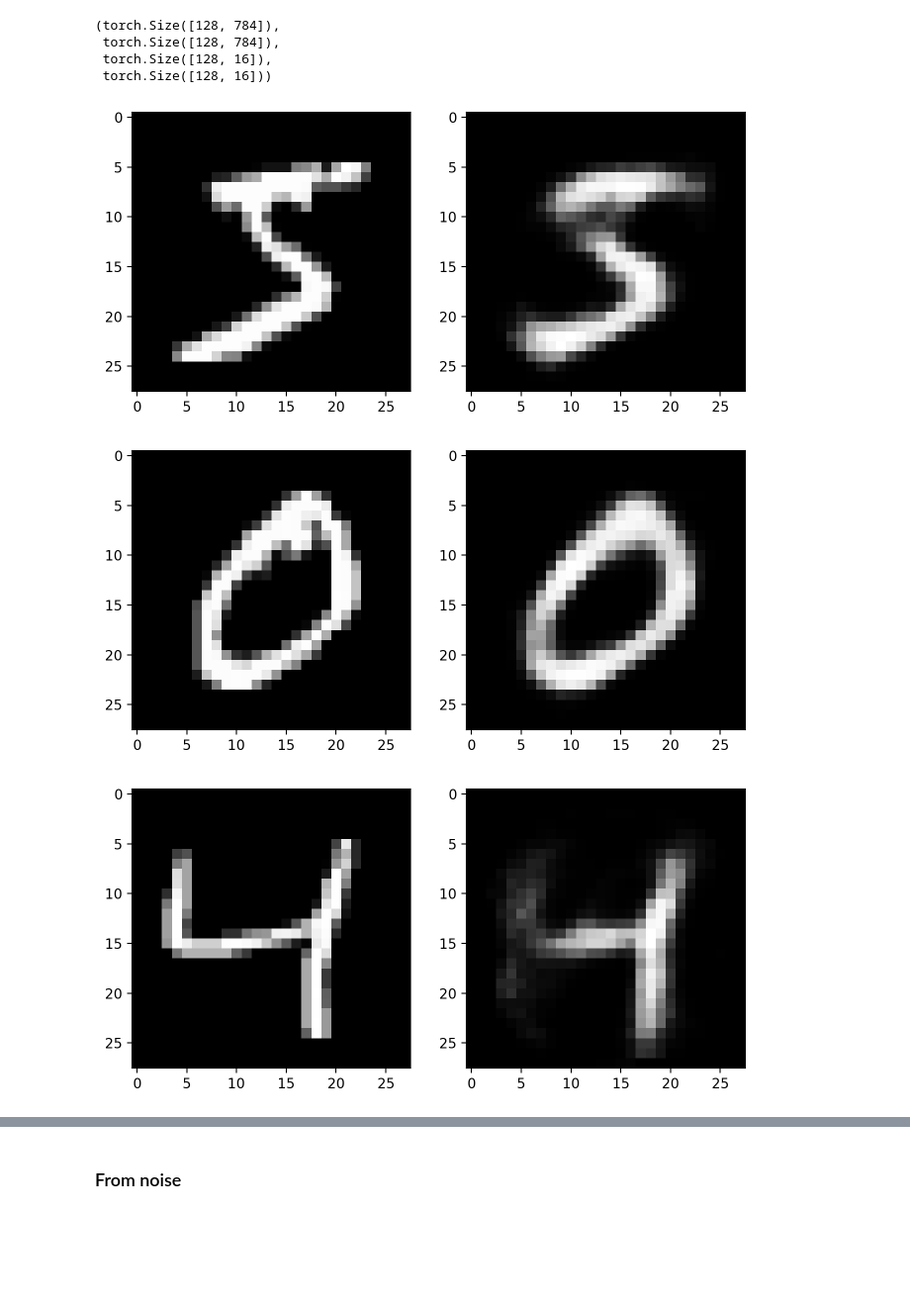
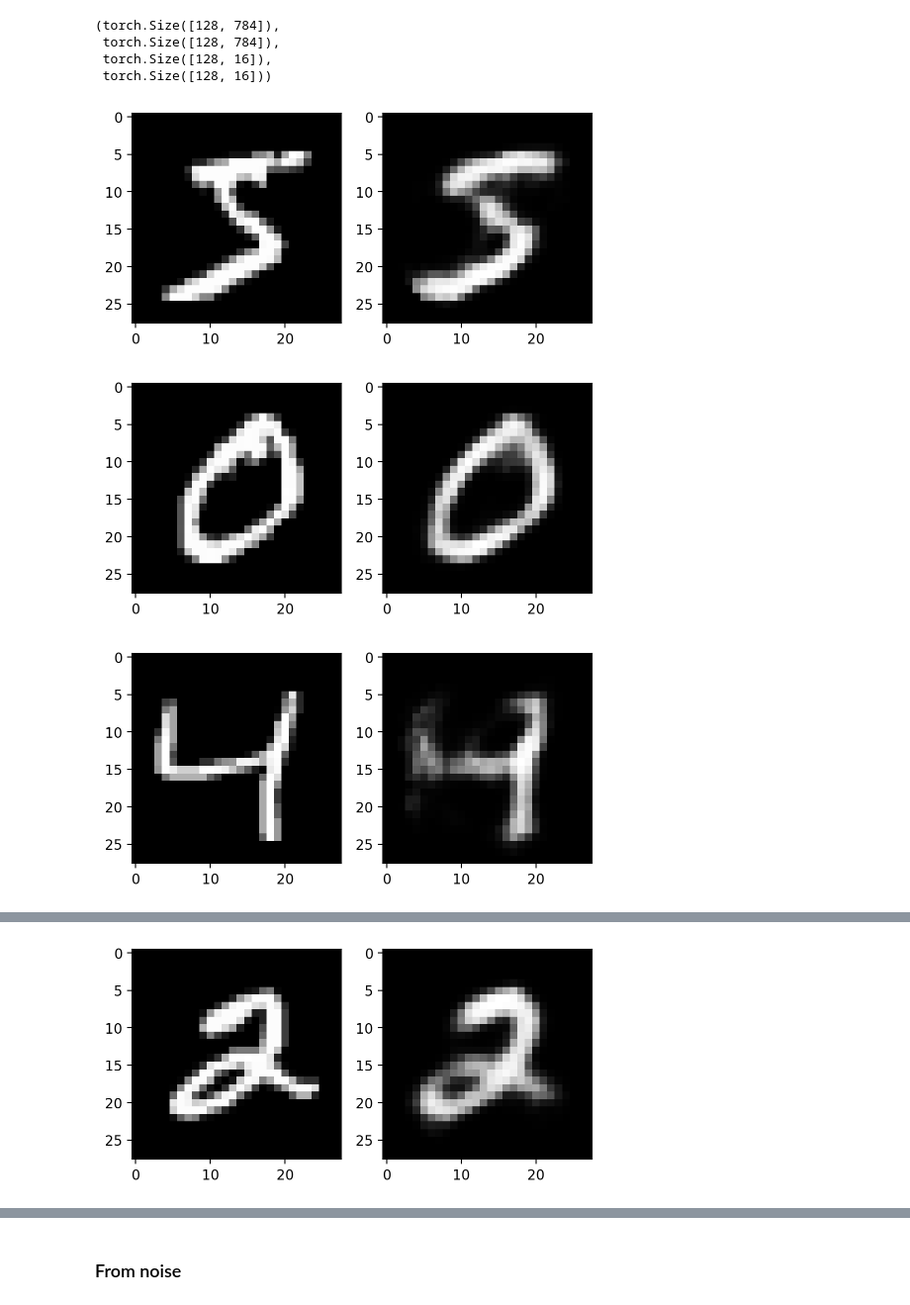
Before and after one commit to artmerinov/VAE, a Jupyter notebook: variational_autoencoder.ipynb, the cells around one changed output, grey strips where cells are left out. Shown: that part at 99% size. Saved outputs shown, nothing was run; the diff lists cells and outputs as text; code cells hidden in the pictures; blank space fills up the shorter version.

```diff
--- a/variational_autoencoder.ipynb
+++ b/variational_autoencoder.ipynb
@@ -20,25 +20,27 @@ set_random_seed(seed=0)
 class Encoder(nn.Module):
     def __init__(self, latent_dim: int) -> None:
         super(Encoder, self).__init__()
-        self.fc = nn.Linear(784, 256)
+        self.fc = nn.Linear(784, 512)
         # two separate fc layers for mean and variance
-        self.fc_mu = nn.Linear(256, latent_dim)
-        self.fc_log_var = nn.Linear(256, latent_dim)
+        self.fc_mu = nn.Linear(512, latent_dim)
+        self.fc_log_sd = nn.Linear(512, latent_dim)
 
     def forward(self, x: torch.Tensor) -> torch.Tensor:
         # input x: [B, 784]
         x = F.tanh(self.fc(x)) # [B, latent_dim]
-        # Compute mean and logarithm of variance
+        # Compute mean
         mu =  self.fc_mu(x) # [B, latent_dim]
-        log_var = self.fc_log_var(x) # [B, latent_dim]
-        return mu, log_var
+        # Compute logarithm of sd
+        # (use logarithm to produce negative values)
+        log_sd = self.fc_log_sd(x) # [B, latent_dim]
+        return mu, log_sd
 
 
 class Decoder(nn.Module):
     def __init__(self, latent_dim: int) -> None:
         super(Decoder, self).__init__()
-        self.fc1 = nn.Linear(latent_dim, 256)
-        self.fc2 = nn.Linear(256, 784)
+        self.fc1 = nn.Linear(latent_dim, 512)
+        self.fc2 = nn.Linear(512, 784)
 
     def forward(self, z):
         z = F.tanh(self.fc1(z))
@@ -53,14 +55,14 @@ class VAE(nn.Module):
         self.decoder = Decoder(latent_dim=latent_dim)
 
     def forward(self, x: torch.Tensor) -> torch.Tensor:
-        mu, log_var = self.encoder(x)
-        z = self.reparameterization_trick(mu=mu, var=torch.exp(log_var))
+        mu, log_sd = self.encoder(x)
+        z = self.reparameterization_trick(mu=mu, sd=torch.exp(log_sd))
         x_hat = self.decoder(z)
-        return x_hat, mu, log_var
+        return x_hat, mu, log_sd
 
-    def reparameterization_trick(self, mu: torch.Tensor, var: torch.Tensor) -> torch.Tensor:
+    def reparameterization_trick(self, mu: torch.Tensor, sd: torch.Tensor) -> torch.Tensor:
         eps = torch.randn_like(mu) # sample from N(0,I)
-        z = mu + var**0.5 * eps # use sd
+        z = mu + sd * eps
         return z
 
     def reconstruction_loss(self, x: torch.Tensor, x_hat: torch.Tensor) -> torch.Tensor:
@@ -70,12 +72,12 @@ class VAE(nn.Module):
         mse = torch.sum((x - x_hat)**2) # by batch
         return mse
 
-    def kl_divergence(self, mu: torch.Tensor, log_var: torch.Tensor) -> torch.Tensor:
+    def kl_divergence(self, mu: torch.Tensor, sd: torch.Tensor) -> torch.Tensor:
         """
         We want to minimize KL divergence between the learned distribution
         of z-space and the prior distribution of z-space.
         """
-        kl_distance = 0.5 * torch.sum(1 + log_var - mu**2 - torch.exp(log_var)) # by batch
+        kl_distance = 0.5 * torch.sum(1 + torch.log(sd**2) - mu**2 - sd**2) # by batch
         return -kl_distance
 
     def reg_weights_loss_fn(self, lam: float) -> float:
@@ -107,10 +109,10 @@ for epoch in range(epochs):
 
         x = torch.flatten(x, start_dim=1, end_dim=-1) # [B, 1, 784]
         x = x.to(device)
-        x_hat, mu, log_var = model(x) # x_hat: [B, 1, 784]
+        x_hat, mu, log_sd = model(x) # x_hat: [B, 1, 784]
 
         reconstruction_loss = model.reconstruction_loss(x=x, x_hat=x_hat)
-        kl_divergence = model.kl_divergence(mu=mu, log_var=log_var)
+        kl_divergence = model.kl_divergence(mu=mu, sd=torch.exp(log_sd))
         reg_weights_loss = model.reg_weights_loss_fn(lam=1e-2)
         total_loss = reconstruction_loss + kl_divergence + reg_weights_loss
 
@@ -139,20 +157,20 @@ x.size(), x_hat.size(), mu.size(), log_var.size()
  torch.Size([128, 16]),
  torch.Size([128, 16]))
 # %%
-for i in range(5):
+for i in range(10):
 
-    fig, (ax1, ax2) = plt.subplots(nrows=1, ncols=2, figsize=(8,4))
+    fig, (ax1, ax2) = plt.subplots(nrows=1, ncols=2, figsize=(6,3))
 
     ex = data[i][0][0]
     ax1.imshow(ex, cmap='gray');
 
     ex_inp = ex.unsqueeze(0)
     ex_inp = torch.flatten(ex_inp, start_dim=1, end_dim=-1)
     ex_inp_hat, _, _ = model(ex_inp.to(device))
     ax2.imshow(ex_inp_hat.view(28,28).cpu().detach().numpy(), cmap='gray');
 
     plt.show()
 # %% [output]
-[figure, old version]
+[figure, new version]
-[figure, old version]
+[figure, new version]
-[figure, old version]
+[figure, new version]
@@ -160,0 +179 @@ for i in range(5):
+[figure, added]
```
Also changed, not shown: parts of 4 cells of this notebook.
